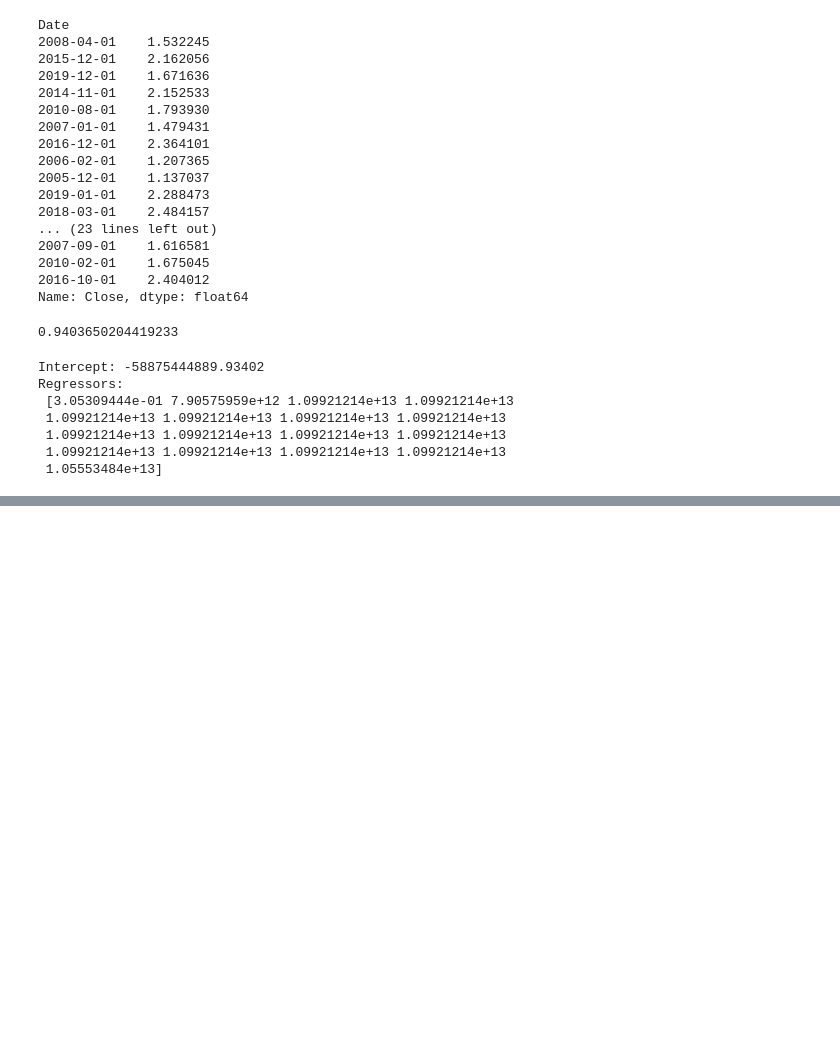
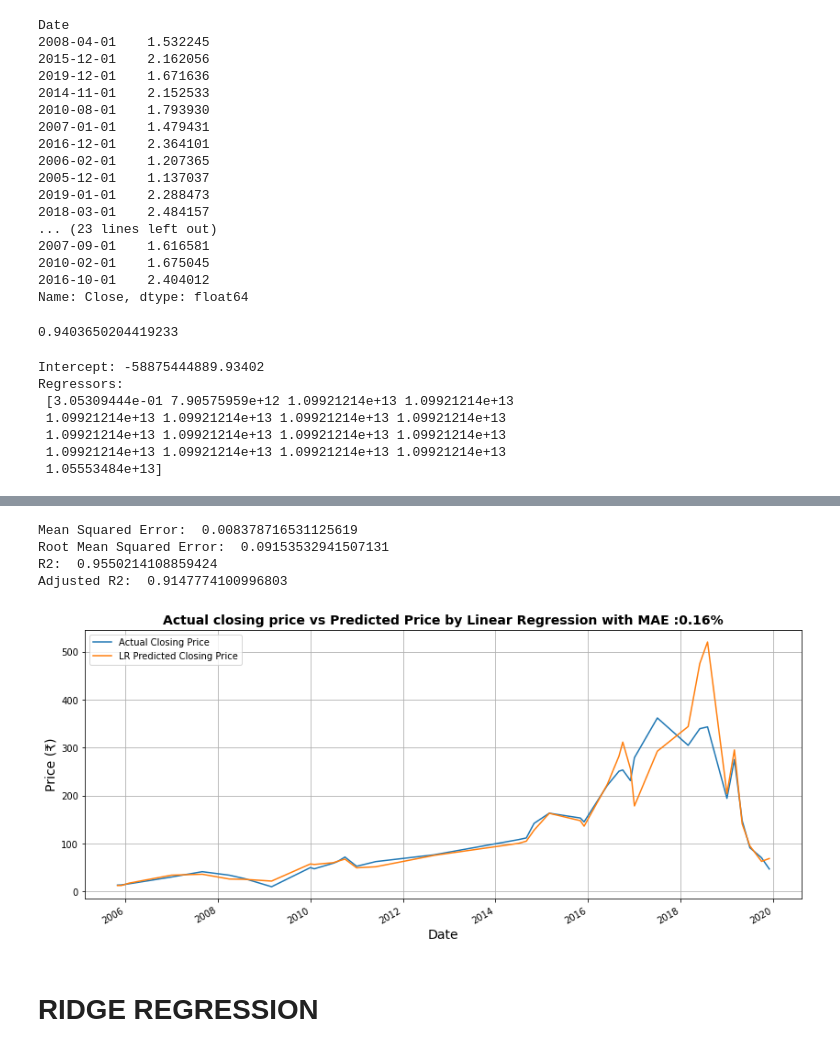
Before and after one commit to ramank123/Yes-Bank-Stock-Closing-Price-Prediction, a Jupyter notebook: Yes_Bank_Stock_Closing_Price_Prediction.ipynb, the cells around one changed output, grey strips where cells are left out. Cells and saved outputs as stored; diff of their text form; code cells hidden in the pictures; blank space fills up the shorter version.

```diff
--- a/Yes_Bank_Stock_Closing_Price_Prediction.ipynb
+++ b/Yes_Bank_Stock_Closing_Price_Prediction.ipynb
@@ -537,3 +537,7 @@ Regressors:
  1.09921214e+13 1.09921214e+13 1.09921214e+13 1.09921214e+13
  1.09921214e+13 1.09921214e+13 1.09921214e+13 1.09921214e+13
  1.05553484e+13]
+# %%
+#Predict y_test on the basis of train sets
+y_pred = lin_reg.predict(X_test)
+print("Printed values of Y: \n",y_pred)
@@ -539,0 +553,3 @@ Regressors:
+# %%
+test_df['LR Predicted Closing Price'] = 10**y_pred
+test_df.head(3)
@@ -539,0 +573,24 @@ Regressors:
+# %%
+evaluation_metrics(y_pred)
+# %% [output]
+Mean Squared Error:  0.008378716531125619
+Root Mean Squared Error:  0.09153532941507131
+R2:  0.9550214108859424
+Adjusted R2:  0.9147774100996803
+# %%
+#Mean Absolute Error
+from sklearn.metrics import mean_absolute_percentage_error
+MAE  = mean_absolute_percentage_error
+# %%
+#Graph between Actual Close price and Predicted Price
+test_df.plot(figsize = (14,6))
+plt.grid(True)
+plt.xlabel('Date',fontsize = 14)
+plt.ylabel('Price (₹)',fontsize = 14)
+plt.title('Actual closing price vs Predicted Price by Linear Regression with MAE :{:.2f}%'.format(MAE(10**y_test,10**y_pred)),fontweight = 'bold',fontsize = 14)
+plt.legend()
+plt.show()
+# %% [output]
+[figure, added]
+# %% [markdown]
+# **RIDGE REGRESSION**
```
Also changed, not shown: parts of 3 cells of this notebook.
